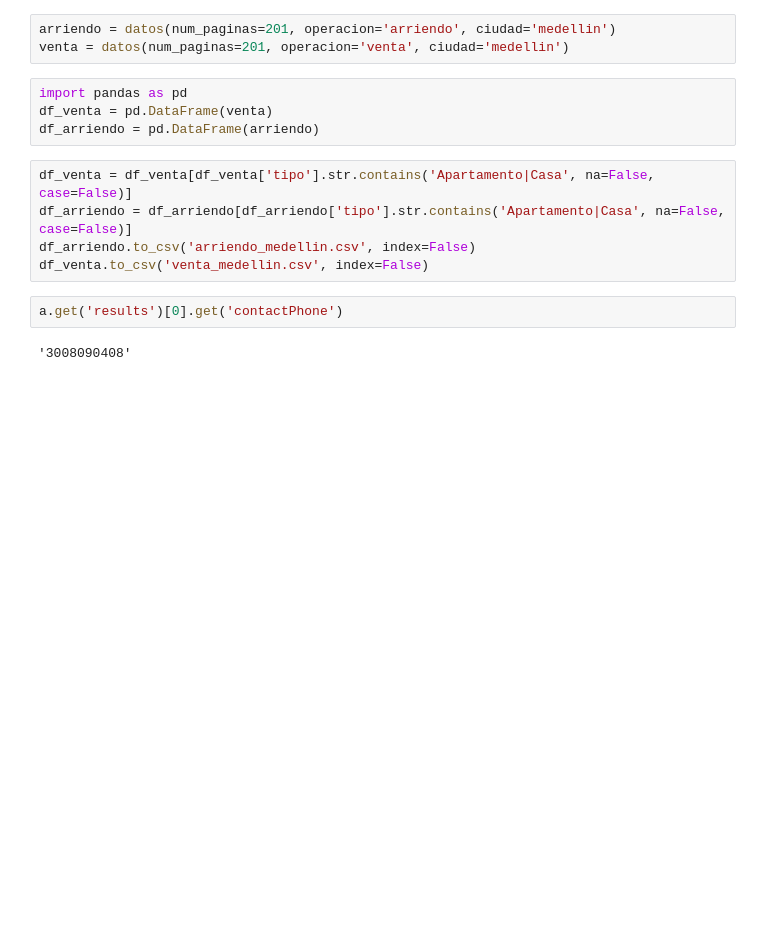
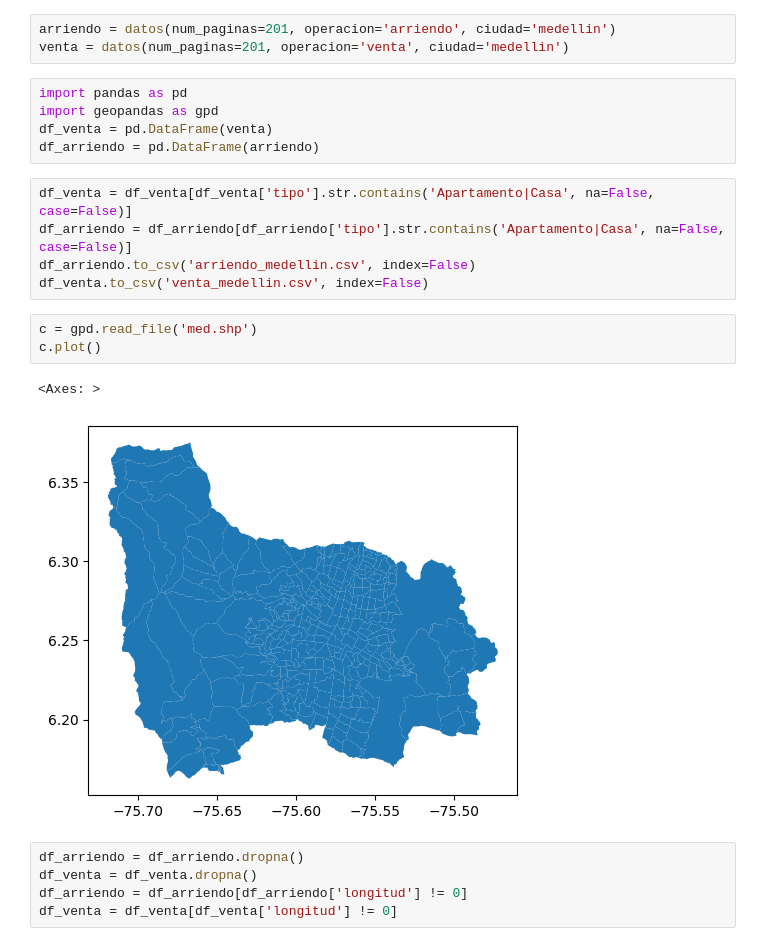
Before and after one commit to roman-correa/news, a Jupyter notebook: new_scraper.ipynb, the cells around one changed output. Drawn from its saved outputs; the diff is of its cells as text; blank space fills up the shorter version.

```diff
--- a/new_scraper.ipynb
+++ b/new_scraper.ipynb
@@ -193,6 +198,7 @@ arriendo = datos(num_paginas=201, operacion='arriendo', ciudad='medellin')
 venta = datos(num_paginas=201, operacion='venta', ciudad='medellin')
 # %%
 import pandas as pd
+import geopandas as gpd
 df_venta = pd.DataFrame(venta)
 df_arriendo = pd.DataFrame(arriendo)
 # %%
@@ -200,7 +206,14 @@ df_venta = df_venta[df_venta['tipo'].str.contains('Apartamento|Casa', na=False,
 df_arriendo = df_arriendo[df_arriendo['tipo'].str.contains('Apartamento|Casa', na=False, case=False)]
 df_arriendo.to_csv('arriendo_medellin.csv', index=False)
 df_venta.to_csv('venta_medellin.csv', index=False)
-# %%
-a.get('results')[0].get('contactPhone')
-# %% [output]
-'3008090408'
+# %%
+c = gpd.read_file('med.shp')
+c.plot()
+# %% [output]
+<Axes: >
+[figure, added]
+# %%
+df_arriendo = df_arriendo.dropna()
+df_venta = df_venta.dropna()
+df_arriendo = df_arriendo[df_arriendo['longitud'] != 0]
+df_venta = df_venta[df_venta['longitud'] != 0]
```
Also changed, not shown: parts of 9 cells of this notebook, 9 other files.
